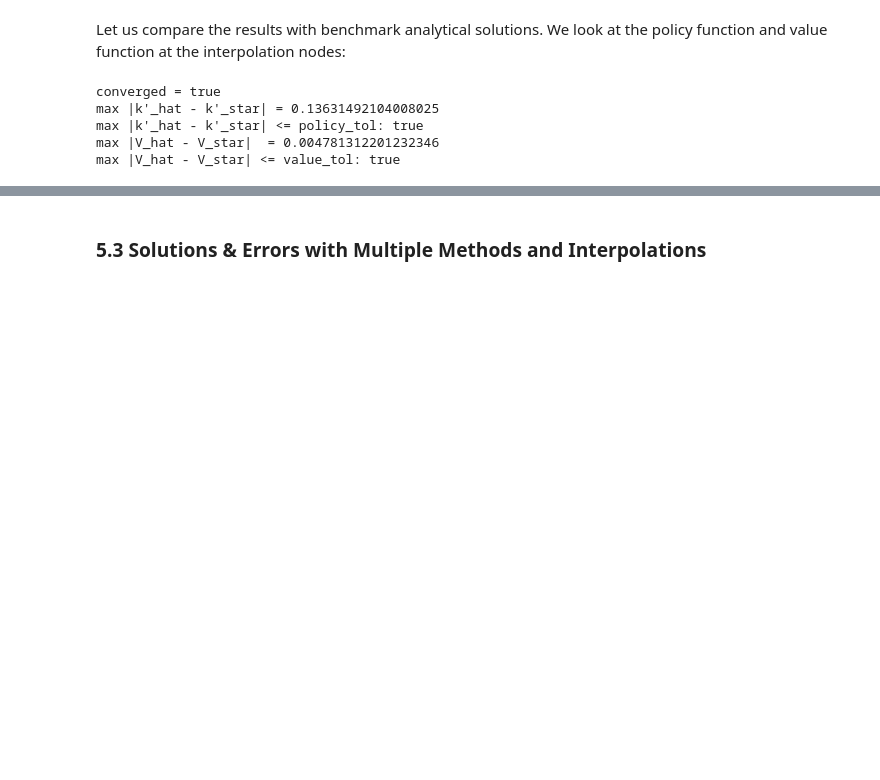
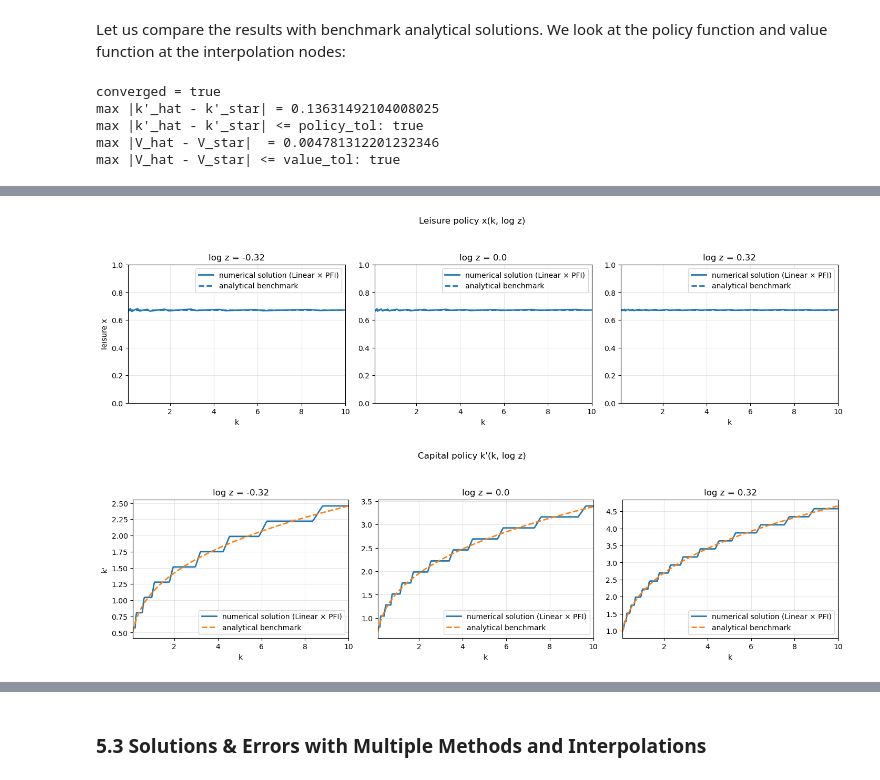
Before and after one commit to QuantEcon/ContinuousDPs.jl, a Jupyter notebook: examples/cdp_ex_santos1999_s73_jl.ipynb, the cells around one changed output, grey strips where cells are left out. Cells and saved outputs as stored; diff of their text form; code cells hidden in the pictures; blank space fills up the shorter version.

```diff
--- a/examples/cdp_ex_santos1999_s73_jl.ipynb
+++ b/examples/cdp_ex_santos1999_s73_jl.ipynb
@@ -185,0 +184,13 @@ max |V_hat - V_star| <= value_tol: true
+# %%
+# Evaluate the solution on a user-specified grid
+k_eval_grid = collect(range(k_min, k_max, length=15))
+logz_eval_grid = collect(range(logz_min, logz_max, length=7))
+set_eval_nodes!(res, k_eval_grid, logz_eval_grid)
+V_eval, X_eval, resid_eval = res(res.eval_nodes)
+
+# Helper for one-dimensional slices used below
+function evaluate_slice!(res, k_grid, logz0)
+    set_eval_nodes!(res, k_grid, [logz0])
+    V_slice, X_slice, resid_slice = res(res.eval_nodes)
+    return vec(V_slice), vec(X_slice), vec(resid_slice)
+end;
@@ -303,0 +237,66 @@ display(fig)
+# %%
+basis_name = "Linear"
+method_name = "PFI"
+tag = "$(basis_name) × $(method_name)"
+lbl_approx = "numerical solution ($tag)"
+lbl_bench  = "analytical benchmark"
+
+k_plot_grid = collect(range(k_min, k_max, length=300))
+logz_slices = [logz_min, 0.0, logz_max]
+ncols = length(logz_slices)
+
+# Leisure policy x(k, log z)
+fig = plt.figure(figsize=(4.8 * ncols, 4.2))
+
+for (j, logz0) in enumerate(logz_slices)
+    ax = fig.add_subplot(1, ncols, j)
+
+    _, x_hat_slice, _ = evaluate_slice!(res, k_plot_grid, logz0)
+
+    ax.plot(k_plot_grid, x_hat_slice, lw=2, label=lbl_approx)
+    ax.axhline(x_star, lw=2, linestyle="--", label=lbl_bench)
+
+    ax.set_title("log z = $(round(logz0, digits=2))")
+    ax.set_xlabel("k")
+    if j == 1
+        ax.set_ylabel("leisure x")
+    end
+    ax.set_xlim(k_min, k_max)
+    ax.set_ylim(0.0, 1.0)
+    ax.grid(true, alpha=0.3)
+    ax.legend()
+end
+
+fig.suptitle("Leisure policy x(k, log z)")
+fig.tight_layout(rect=[0, 0, 1, 0.92])
+display(fig)
+
+# Implied k'(k, log z) policy
+fig = plt.figure(figsize=(4.8 * ncols, 4.2))
+
+for (j, logz0) in enumerate(logz_slices)
+    ax = fig.add_subplot(1, ncols, j)
+
+    _, x_hat_slice, _ = evaluate_slice!(res, k_plot_grid, logz0)
+    kp_hat = [kprime_from_x(k_plot_grid[i], exp(logz0), x_hat_slice[i]) for i in eachindex(k_plot_grid)]
+    kp_bench = policy.(k_plot_grid, logz0)
+
+    ax.plot(k_plot_grid, kp_hat, lw=2, label=lbl_approx)
+    ax.plot(k_plot_grid, kp_bench, lw=2, linestyle="--", label=lbl_bench)
+
+    ax.set_title("log z = $(round(logz0, digits=2))")
+    ax.set_xlabel("k")
+    if j == 1
+        ax.set_ylabel("k'")
+    end
+    ax.set_xlim(k_min, k_max)
+    ax.grid(true, alpha=0.3)
+    ax.legend()
+end
+
+fig.suptitle("Capital policy k'(k, log z)")
+fig.tight_layout(rect=[0, 0, 1, 0.92])
+display(fig)
+# %% [output]
+[figure, added]
+[figure, added]
```
Also changed, not shown: parts of 8 cells of this notebook.
